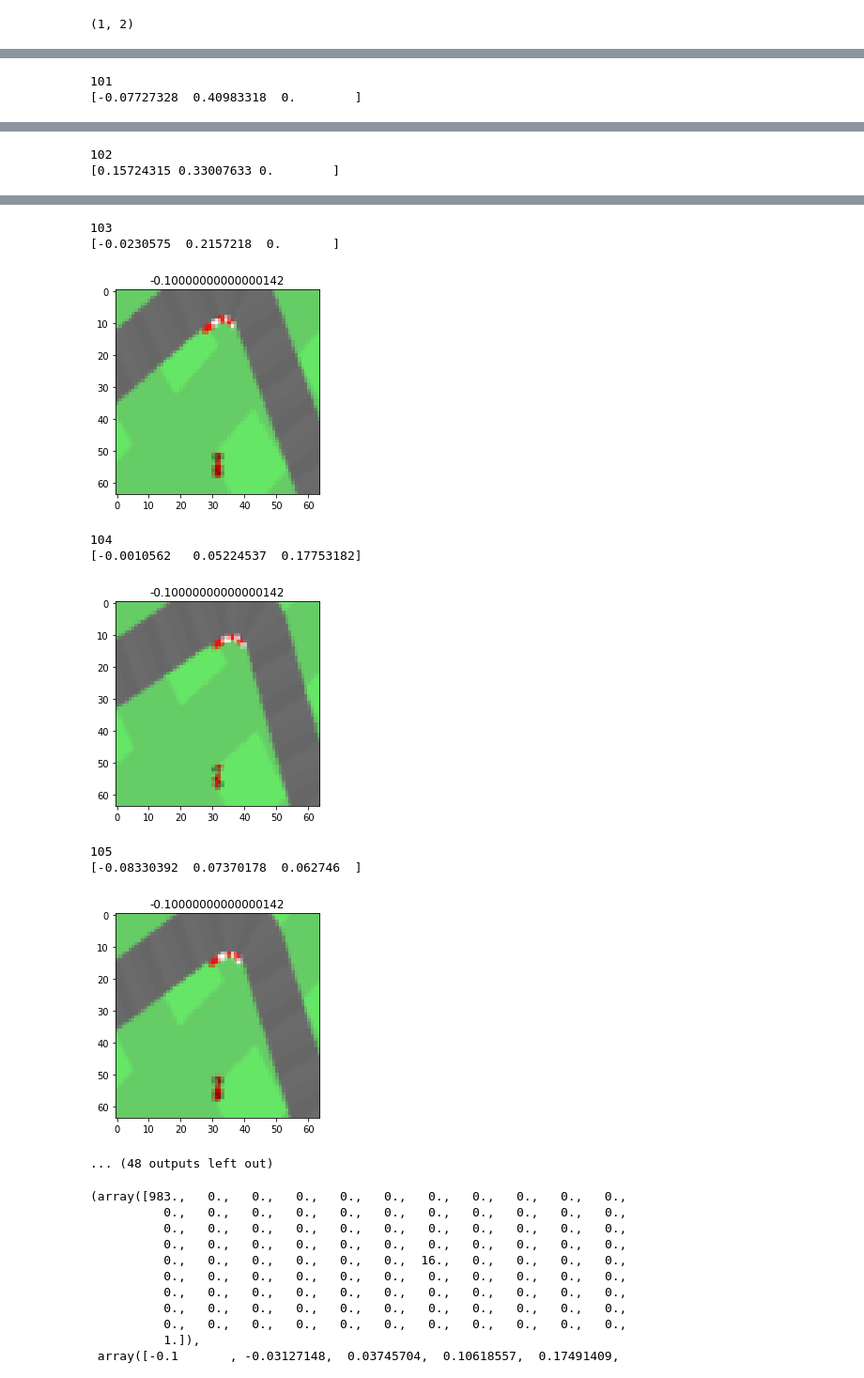
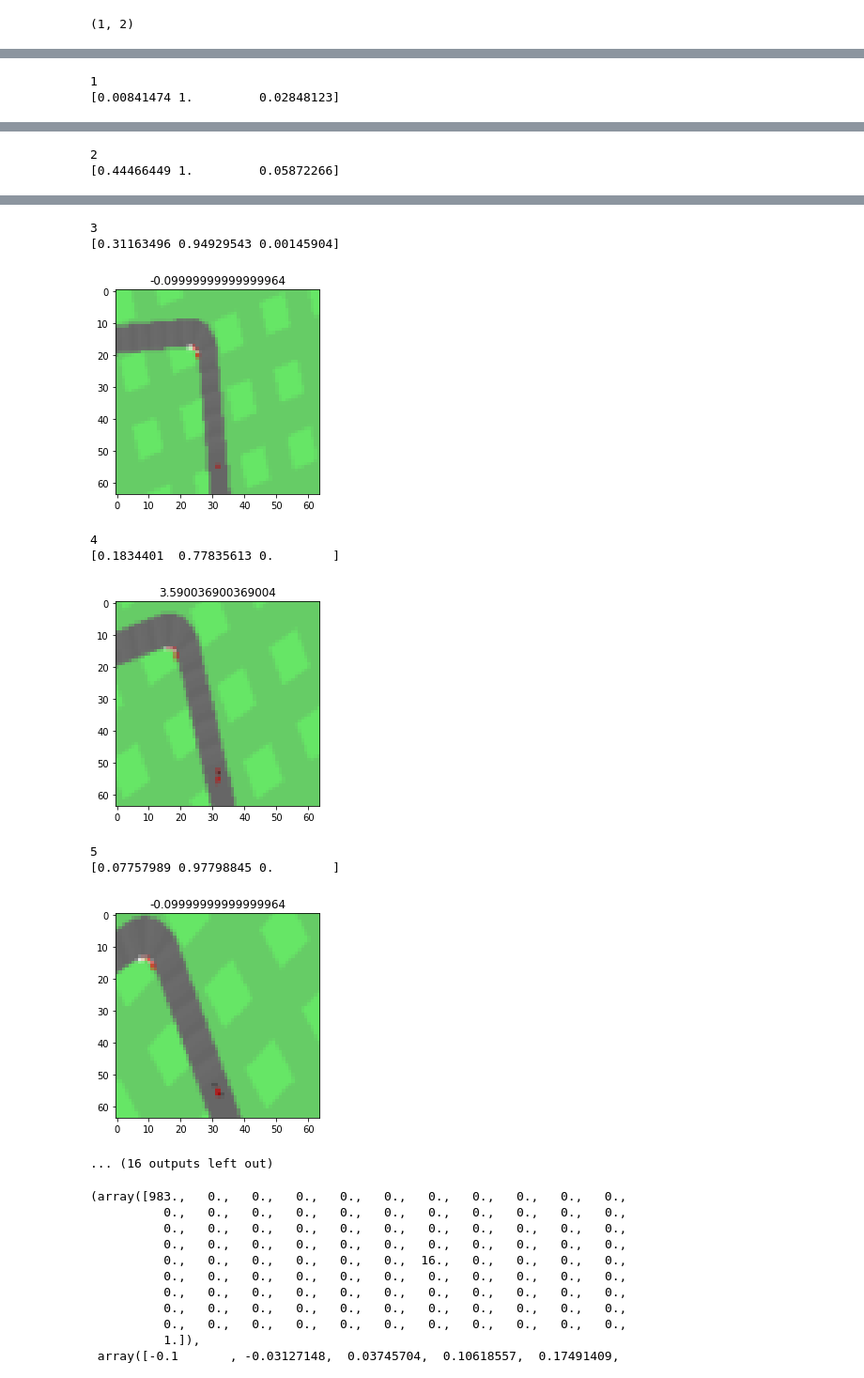
Before and after one commit to TrentBrick/Upside-Down-Free-Energy, a Jupyter notebook: notebooks/test_generated_images.ipynb, the cells around one changed output, grey strips where cells are left out. Shown at 94% size. Saved outputs shown, nothing was run; the diff lists cells and outputs as text; code cells hidden in the pictures.

```diff
--- a/notebooks/test_generated_images.ipynb
+++ b/notebooks/test_generated_images.ipynb
@@ -140,8 +108,8 @@ for f in files:
     actions = data['actions']
     print(observations.shape)
 
-    start=100
-    number=30
+    start=0
+    number=14
     for i in range(start, start+number):
         print(i)
 
@@ -164,2 +132,2 @@ for f in files:
-101
-[-0.07727328  0.40983318  0.        ]
+1
+[0.00841474 1.         0.02848123]
@@ -167,2 +135,2 @@ for f in files:
-102
-[0.15724315 0.33007633 0.        ]
+2
+[0.44466449 1.         0.05872266]
@@ -170,13 +138,13 @@ for f in files:
-103
-[-0.0230575  0.2157218  0.       ]
+3
+[0.31163496 0.94929543 0.00145904]
-[figure, old version]
+[figure, new version]
-104
-[-0.0010562   0.05224537  0.17753182]
+4
+[0.1834401  0.77835613 0.        ]
-[figure, old version]
+[figure, new version]
-105
-[-0.08330392  0.07370178  0.062746  ]
+5
+[0.07757989 0.97798845 0.        ]
-[figure, old version]
+[figure, new version]
-... (48 outputs left out)
+... (16 outputs left out)
 # %%
 plt.hist(data['rewards'],bins=100)
 # %% [output]
```
Also changed, not shown: parts of 6 cells of this notebook, 9 other files.
